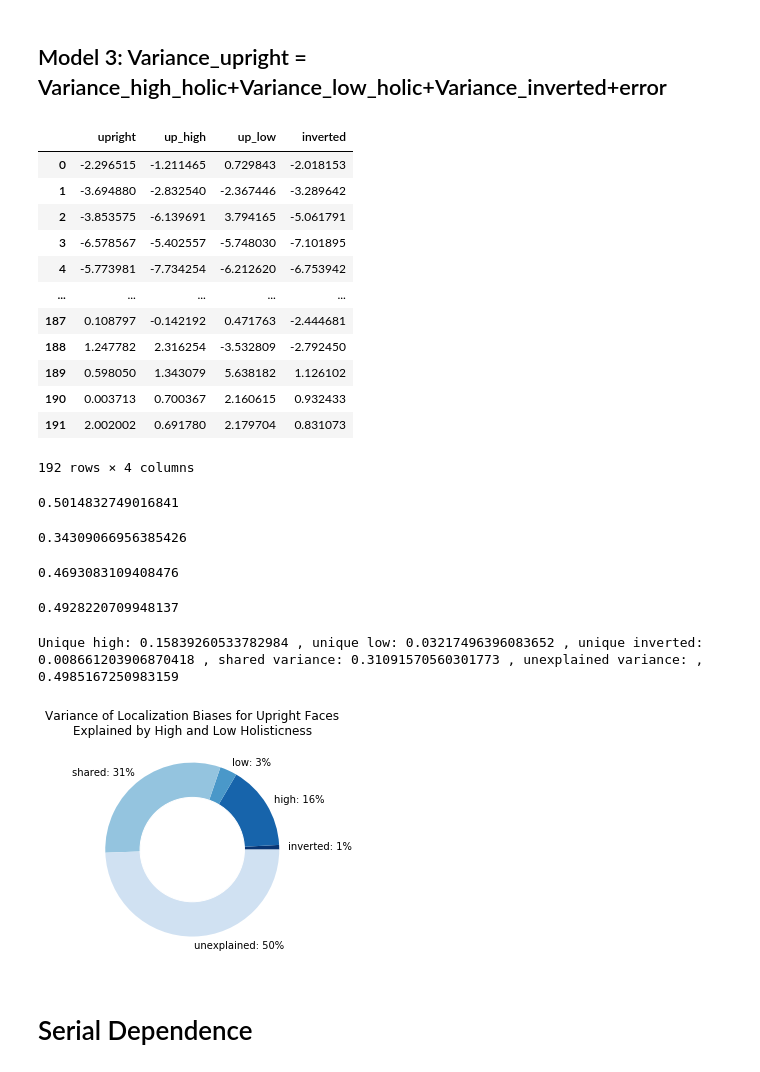
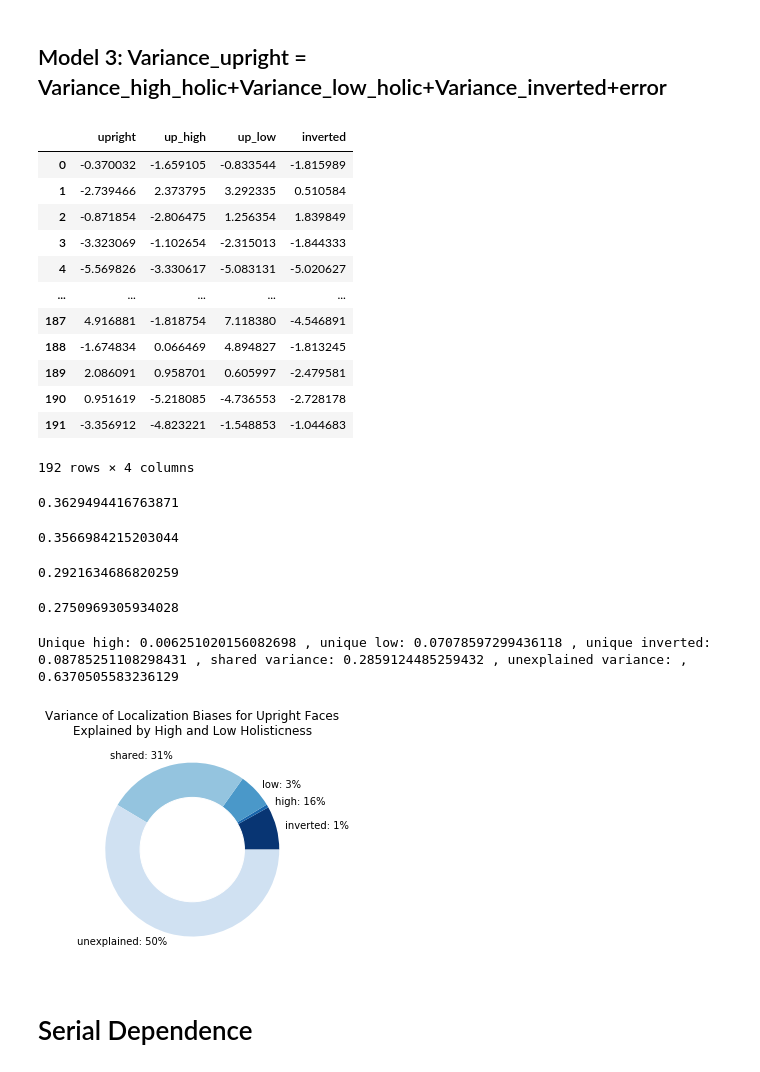
Before and after one commit to cindy-zixuan-wang/Mooney-face-localization, a Jupyter notebook: MooneyFaceLocDataAnalysis.ipynb, the cells around one changed output. Drawn from its saved outputs; the diff is of its cells as text; code cells hidden in the pictures.

Commit message:
added mirror exp data

```diff
--- a/MooneyFaceLocDataAnalysis.ipynb
+++ b/MooneyFaceLocDataAnalysis.ipynb
@@ -181,7 +181,7 @@ def preprocessAngErr(dataAll):
     errAll = pd.DataFrame()
     for subj in subjs:
         errs = calAngErr(dataAll[subj])
-        errs['ecc_error'] = calDistance(dataAll[subj].x,dataAll[subj].y)- realEcc
+        errs['ecc_error'] = clrOutlier(calDistance(dataAll[subj].x,dataAll[subj].y)- realEcc)
         errs['locs'] = np.round(calAng(dataAll[subj].real_x,dataAll[subj].real_y)/7.5)*7.5
         errs[['gender','orientation','holistic']] = dummy(dataAll[subj].cond)
         errs['gender_acc'] = (dataAll[subj].gender_response==errs.gender).astype('int')
@@ -1353,87 +1326,93 @@ for subj in subjs:
 mdl3_data.loc[:,'upright'] = u_mdl3
 mdl3_data.loc[:,'up_high'] = h_mdl3
 mdl3_data.loc[:,'up_low'] = l_mdl3
-mdl3_data.loc[:,'inverted'] = i_mdl3
+# mdl3_data.loc[:,'inverted'] = i_mdl3
 mdl3_data
 # %% [output]
 |  | upright | up_high | up_low | inverted |
-| 0 | -2.296515 | -1.211465 | 0.729843 | -2.018153 |
-| 1 | -3.694880 | -2.832540 | -2.367446 | -3.289642 |
-| 2 | -3.853575 | -6.139691 | 3.794165 | -5.061791 |
-| 3 | -6.578567 | -5.402557 | -5.748030 | -7.101895 |
-| 4 | -5.773981 | -7.734254 | -6.212620 | -6.753942 |
+| 0 | -0.370032 | -1.659105 | -0.833544 | -1.815989 |
+| 1 | -2.739466 | 2.373795 | 3.292335 | 0.510584 |
+| 2 | -0.871854 | -2.806475 | 1.256354 | 1.839849 |
+| 3 | -3.323069 | -1.102654 | -2.315013 | -1.844333 |
+| 4 | -5.569826 | -3.330617 | -5.083131 | -5.020627 |
 | ... | ... | ... | ... | ... |
-| 187 | 0.108797 | -0.142192 | 0.471763 | -2.444681 |
-| 188 | 1.247782 | 2.316254 | -3.532809 | -2.792450 |
-| 189 | 0.598050 | 1.343079 | 5.638182 | 1.126102 |
-| 190 | 0.003713 | 0.700367 | 2.160615 | 0.932433 |
-| 191 | 2.002002 | 0.691780 | 2.179704 | 0.831073 |
+| 187 | 4.916881 | -1.818754 | 7.118380 | -4.546891 |
+| 188 | -1.674834 | 0.066469 | 4.894827 | -1.813245 |
+| 189 | 2.086091 | 0.958701 | 0.605997 | -2.479581 |
+| 190 | 0.951619 | -5.218085 | -4.736553 | -2.728178 |
+| 191 | -3.356912 | -4.823221 | -1.548853 | -1.044683 |
 192 rows × 4 columns
 # %%
 mdl3_full = LinearRegression()
-X = np.array(mdl3_data.loc[:,'up_high':'inverted'])
+X = np.array(mdl3_data.loc[:,'up_high':'up_low'])
 y = np.array(mdl3_data.upright).reshape(-1,1)
 mdl3_full.fit(X,y)
 y_hat = mdl3_full.predict(X)
 mdl3_full_R2 = 1-(np.sum((y_hat-y)**2)/np.sum(y**2))
 mdl3_full_R2
 # %% [output]
-0.5014832749016841
+0.3629494416763871
 # %%
 mdl3_NoHigh = LinearRegression()
-X = np.array(mdl3_data.loc[:,'up_low':'inverted'])
+X = np.array(mdl3_data.loc[:,'up_low'])
 y = np.array(mdl3_data.upright).reshape(-1,1)
 mdl3_NoHigh.fit(X,y)
 y_hat = mdl3_NoHigh.predict(X)
 mdl3_NoHigh_R2 = 1-(np.sum((y_hat-y)**2)/np.sum(y**2))
 mdl3_NoHigh_R2
 # %% [output]
-0.34309066956385426
+0.3566984215203044
 # %%
 mdl3_NoLow = LinearRegression()
-X = np.array(mdl3_data.loc[:,['up_high','inverted']])
+X = np.array(mdl3_data.loc[:,'up_high'])
 y = np.array(mdl3_data.upright).reshape(-1,1)
 mdl3_NoLow.fit(X,y)
 y_hat = mdl3_NoLow.predict(X)
 mdl3_NoLow_R2 = 1-(np.sum((y_hat-y)**2)/np.sum(y**2))
 mdl3_NoLow_R2
 # %% [output]
-0.4693083109408476
+0.2921634686820259
 # %%
-mdl3_NoInverted = LinearRegression()
-X = np.array(mdl3_data.loc[:,'up_high':'up_low'])
-y = np.array(mdl3_data.upright).reshape(-1,1)
-mdl3_NoInverted.fit(X,y)
-y_hat = mdl3_NoInverted.predict(X)
-mdl3_NoInverted_R2 = 1-(np.sum((y_hat-y)**2)/np.sum(y**2))
-mdl3_NoInverted_R2
+# mdl3_NoInverted = LinearRegression()
+# X = np.array(mdl3_data.loc[:,'up_high':'up_low'])
+# y = np.array(mdl3_data.upright).reshape(-1,1)
+# mdl3_NoInverted.fit(X,y)
+# y_hat = mdl3_NoInverted.predict(X)
+# mdl3_NoInverted_R2 = 1-(np.sum((y_hat-y)**2)/np.sum(y**2))
+# mdl3_NoInverted_R2
 # %% [output]
-0.4928220709948137
+0.2750969305934028
 # %%
 uniq_high = (mdl3_full_R2 - mdl3_NoHigh_R2)
 uniq_low = (mdl3_full_R2 - mdl3_NoLow_R2)
-uniq_inverted = mdl3_full_R2 - mdl3_NoInverted_R2
+# uniq_inverted = mdl3_full_R2 - mdl3_NoInverted_R2
 shared_high_low = mdl3_full_R2-uniq_high-uniq_low
 unexplained = 1 - mdl3_full_R2
 print('Unique high:',uniq_high,', unique low:',uniq_low,\
-      ', unique inverted:',uniq_inverted,\
       ', shared variance:',shared_high_low, \
       ', unexplained variance:',',',unexplained)
+# print('Unique high:',uniq_high,', unique low:',uniq_low,\
+#       ', unique inverted:',uniq_inverted,\
+#       ', shared variance:',shared_high_low, \
+#       ', unexplained variance:',',',unexplained)
 # %% [output]
-Unique high: 0.15839260533782984 , unique low: 0.03217496396083652 , unique inverted: 0.008661203906870418 , shared variance: 0.31091570560301773 , unexplained variance: , 0.4985167250983159
+Unique high: 0.006251020156082698 , unique low: 0.07078597299436118 , unique inverted: 0.08785251108298431 , shared variance: 0.2859124485259432 , unexplained variance: , 0.6370505583236129
 # %%
 center_circle = plt.Circle((0,0),0.6,color = 'white')
 b = plt.cm.Blues
-plt.pie([uniq_inverted,uniq_high,uniq_low,shared_high_low,unexplained], \
-        labels=['inverted: 1%','high: 16%','low: 3%','shared: 31%','unexplained: 50%'], \
-        colors=[b(.98),b(0.8),b(0.6),b(0.4),b(0.2)])
+# plt.pie([uniq_inverted,uniq_high,uniq_low,shared_high_low,unexplained], \
+#         labels=['inverted: 1%','high: 16%','low: 3%','shared: 31%','unexplained: 50%'], \
+#         colors=[b(.98),b(0.8),b(0.6),b(0.4),b(0.2)])
+plt.pie([uniq_high,uniq_low,shared_high_low], \
+        labels=['high: 16%','low: 3%','shared: 31%','unexplained: 50%'], \
+        colors=[b(0.8),b(0.6),b(0.4),b(0.2)])
 p=plt.gcf()
 p.gca().add_artist(center_circle)
 plt.title('Variance of Localization Biases for Upright Faces\nExplained by High and Low Holisticness')
 plt.savefig('UniqVar_High_Low_Donut.png')
 plt.show()
 # %% [output]
-[figure, old version]
+[figure, new version]
 # %% [markdown]
 # Serial Dependence
 # %% [markdown]
```
Also changed, not shown: parts of 25 cells of this notebook, 33 other files.
